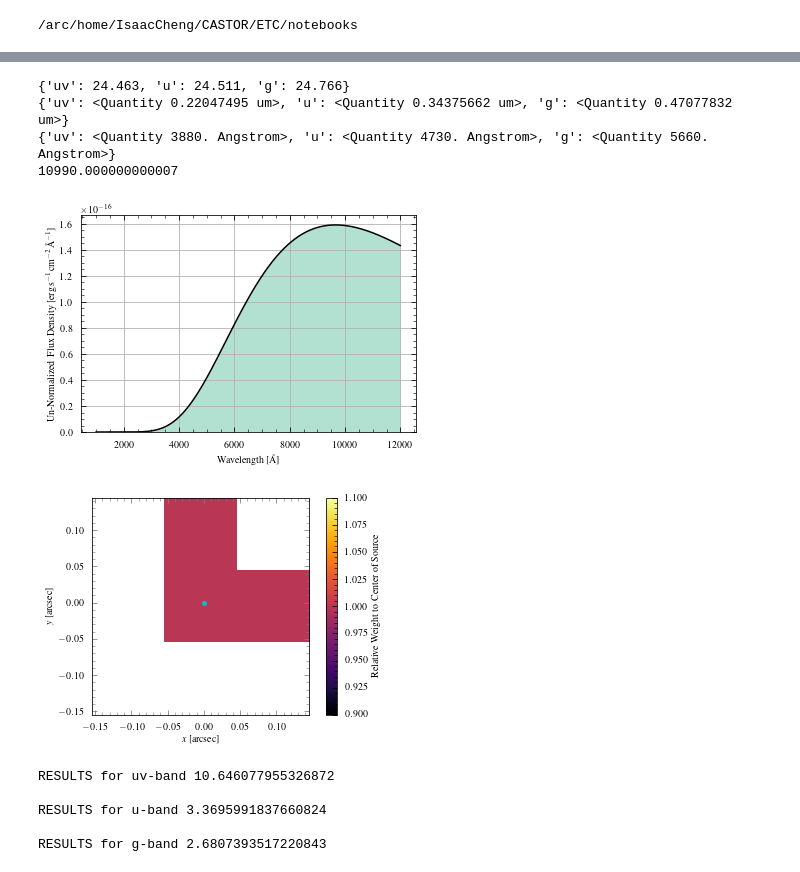
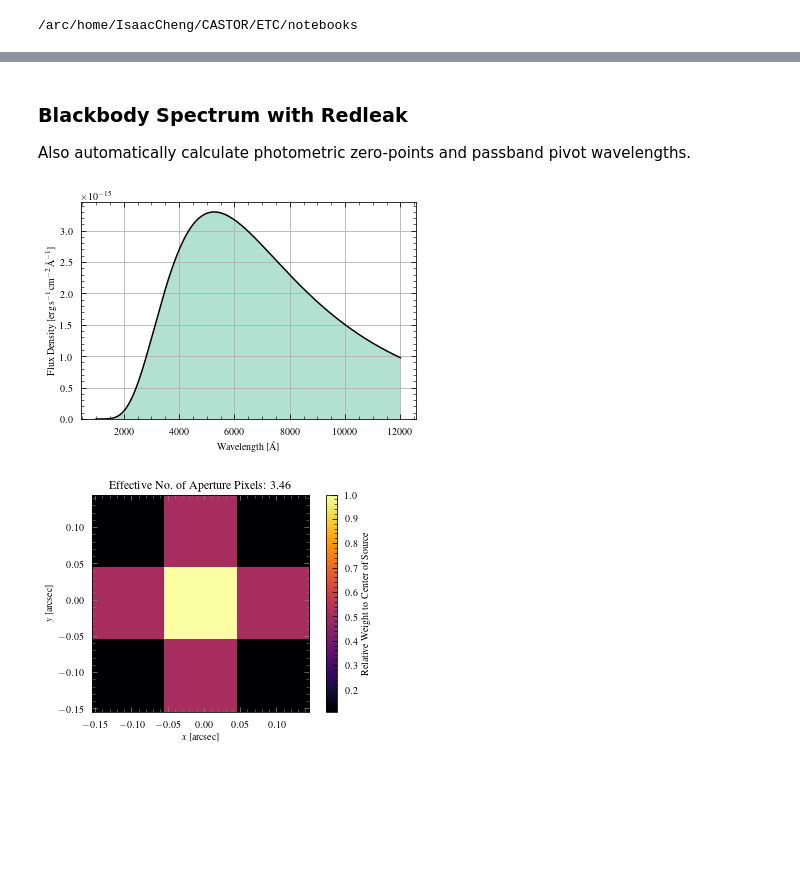
Before and after one commit to CASTOR-telescope/ETC, a Jupyter notebook: notebooks/photometry.ipynb, the cells around one changed output, grey strips where cells are left out. Cells and saved outputs as stored; diff of their text form; code cells hidden in the pictures; blank space fills up the shorter version.

Commit message:
basic photometry examples

```diff
--- a/notebooks/photometry.ipynb
+++ b/notebooks/photometry.ipynb
@@ -35,27 +40,20 @@ from castor_etc import sources as src
 # %%
-importlib.reload(src)
-importlib.reload(phot)
-#
-# Define telescope instance
-#
-MyTelescope = Telescope(px_scale=0.1 * u.arcsec)
-#
-# Generate background object
-#
-# MyBackground = Background(mags_per_sq_arcsec=background_values.SKY_BACKGROUND)
-MyBackground = Background()
 #
 # Create source
 #
-MySource = src.PointSource(src.Profiles.uniform(), angle=0.1 * u.arcsec)
 wavelengths = np.arange(0.1, 1.2, 0.001) * u.um
 bb_temps = [3000, 4000, 5000, 7000, 10000, 15000, 20000, 30000, 40000, 50000]  # kelvin
 redleak_fracs = dict.fromkeys(bb_temps)
+
+MyTelescope = Telescope(px_scale=0.1 * u.arcsec)
+MyBackground = Background()
+MySource = PointSource(src.Profiles.uniform(), angle=0.1 * u.arcsec)
+
 for temp in bb_temps:
     MySource.generate_bb(temp, overwrite=True)  # (in erg/s/cm^2/A)
     MyPhot = phot.Photometry(MyTelescope, MySource, MyBackground)
     MyPhot.use_optimal_aperture(quiet=True)
-    redleak_fracs[temp] = MyPhot.calc_snr_or_t(snr=5)  # now no longer returns the redleak fraction. Just for debugging
+    redleak_fracs[temp] = MyPhot.calc_snr_or_t(snr=5)  # (now no longer returns the redleak fraction. Just for debugging)
 display(pd.DataFrame(redleak_fracs))
 # %% [output]
 INFO: Overwriting existing wavelengths/spectrum with new wavelengths/spectrum.
@@ -186,69 +137,45 @@ convert flam to electron/s. This is the correct (expected) behaviour...
+# %% [markdown]
+### Blackbody Spectrum with Redleak
+
+Also automatically calculate photometric zero-points and passband pivot wavelengths.
 # %%
-importlib.reload(src)
-importlib.reload(phot)
-
-%matplotlib inline
 #
 # Define telescope instance
 #
-# MyTelescope = Telescope(px_scale=0.1 * u.arcsec, phot_zpts=params.PHOT_ZPTS, passband_pivots=params.PASSBAND_PIVOTS)
-MyTelescope = Telescope(px_scale=0.1 * u.arcsec, phot_zpts=None, passband_pivots=None)
-print(MyTelescope.phot_zpts)
-print(MyTelescope.passband_pivots)
-print(MyTelescope.redleak_thresholds)
-print(MyTelescope.full_passband_curves['uv']['wavelength'][-1].to(u.AA).value)
+MyTelescope = Telescope()
 #
 # Generate background object
 #
 MyBackground = Background(mags_per_sq_arcsec=background_values.SKY_BACKGROUND)
 MyBackground.add_geocoronal_emission(flux="avg")
 #
 # Create source
 #
-# MySource = src.PointSource(
-#     src.Profiles.ellipse(a0=0.5 * u.arcsec, b0=0.2 * u.arcsec, angle=45), angle=1 * u.arcsec
-# )
-MySource = src.PointSource(src.Profiles.uniform(), angle=0.1 * u.arcsec)
+flux_profile = Profiles.uniform()
+MySource = src.PointSource(flux_profile, angle=0.1 * u.arcsec)
+
 wavelengths = np.arange(0.1, 1.2, 0.001) * u.um
-# MySource.generate_uniform(wavelengths=wavelengths, value=1.0)  # (in erg/s/cm^2/A)
-MySource.generate_bb(3000)  # (in erg/s/cm^2/A)
-
-fig, ax = plt.subplots()
-ax.plot(MySource.wavelengths.value, MySource.spectrum, "k")
-ax.fill_between(MySource.wavelengths.value, MySource.spectrum, alpha=0.5)
-ax.set_xlabel("Wavelength [\AA]")
-ax.set_ylabel(r"Un-Normalized Flux Density [$\rm erg\, s^{-1}\, cm^{-2}\,$\AA$^{-1}$]")
-ax.set_ylim(bottom=0)
-plt.show()
+MySource.generate_bb(5500 * u.K)  # (in erg/s/cm^2/A)
+MySource.show_spectrum()
 
 _show_weights = True
 for band in MyTelescope.passbands:
     MySource.norm_to_value(
         22.0,
         "mag",
         passband_lims=MyTelescope.passband_limits[band],
         pivot_wavelength=MyTelescope.passband_pivots[band],
     )
-    MyPhot = phot.Photometry(MyTelescope, MySource, MyBackground)
-    # MyPhot.use_rectangular_aperture(width=0.8 * u.arcsec, length=1* u.arcsec, center=[0, 0] << u.arcsec)
+    MyPhot = Photometry(MyTelescope, MySource, MyBackground)
     MyPhot.use_optimal_aperture(quiet=True)
     if _show_weights:
-        MyPhot.show_source_weights(mark_source=True, source_markersize=4)
+        MyPhot.show_source_weights(mark_source=False, source_markersize=4)
         _show_weights = False  # only display once
-    results = MyPhot.calc_snr_or_t(snr=5, include_redleak=True)
-    # results = MyPhot.calc_snr_or_t(t=4.343751, include_redleak=False)
-    # Notice g-band will eventually take the longest to reach a given SNR. This is correct
-    print(f"RESULTS for {band}-band", results[band])
+    result1 = MyPhot.calc_snr_or_t(snr=5, include_redleak=True)[band]
+    print(f"Time required for {band}-band", result1)
+    result2 = MyPhot.calc_snr_or_t(t=result1, include_redleak=True)[band]
+    print(f"SNR achieved in that time in {band}-band", result2)
     print()
 # %% [output]
-{'uv': 24.463, 'u': 24.511, 'g': 24.766}
-{'uv': <Quantity 0.22047495 um>, 'u': <Quantity 0.34375662 um>, 'g': <Quantity 0.47077832 um>}
-{'uv': <Quantity 3880. Angstrom>, 'u': <Quantity 4730. Angstrom>, 'g': <Quantity 5660. Angstrom>}
-10990.000000000007
-[figure, old version]
+[figure, new version]
-[figure, old version]
+[figure, new version]
-RESULTS for uv-band 10.646077955326872
-
-RESULTS for u-band 3.3695991837660824
-
-RESULTS for g-band 2.6807393517220843
```
Also changed, not shown: parts of 21 cells of this notebook.
